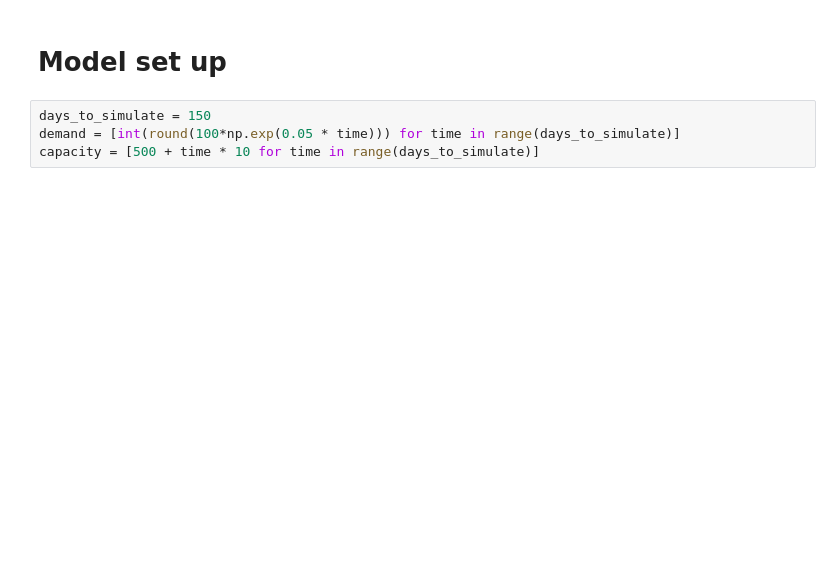
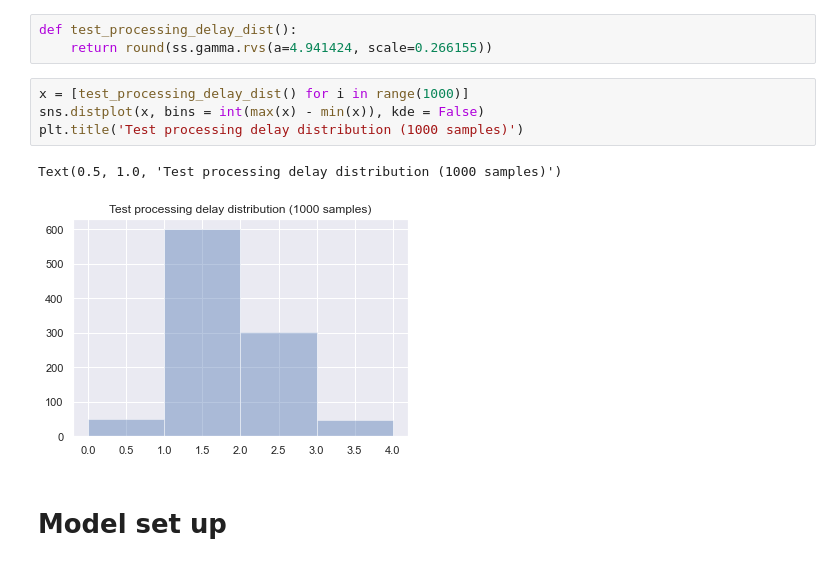
Before and after one commit to martyn1fyles/TestingQueingProcess, a Jupyter notebook: queueing_process/notebook.ipynb, the cells around one changed output. Drawn from its saved outputs; the diff is of its cells as text; blank space fills up the shorter version.

```diff
--- a/queueing_process/notebook.ipynb
+++ b/queueing_process/notebook.ipynb
@@ -13,6 +25,12 @@ def test_processing_delay_dist():
+# %%
+def test_processing_delay_dist():
+    return round(ss.gamma.rvs(a=4.941424, scale=0.266155))
+# %%
+x = [test_processing_delay_dist() for i in range(1000)]
+sns.distplot(x, bins = int(max(x) - min(x)), kde = False)
+plt.title('Test processing delay distribution (1000 samples)')
+# %% [output]
+Text(0.5, 1.0, 'Test processing delay distribution (1000 samples)')
+[figure, added]
 # %% [markdown]
 # Model set up
-# %%
-days_to_simulate = 150
-demand = [int(round(100*np.exp(0.05 * time))) for time in range(days_to_simulate)]
-capacity = [500 + time * 10 for time in range(days_to_simulate)]
```
Also changed, not shown: parts of 18 cells of this notebook, 3 other files.
